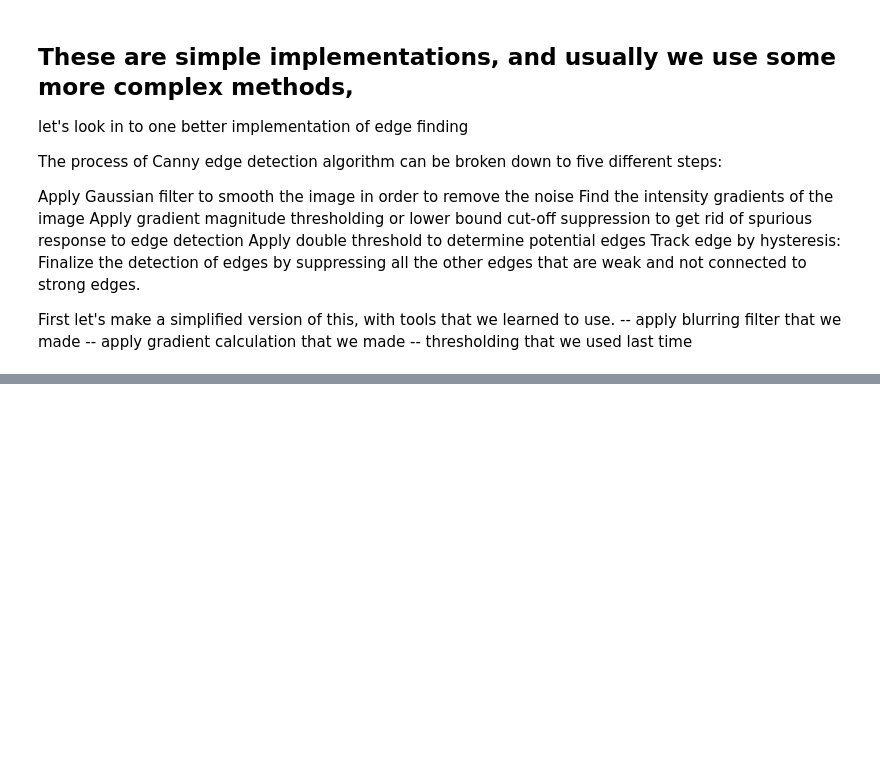
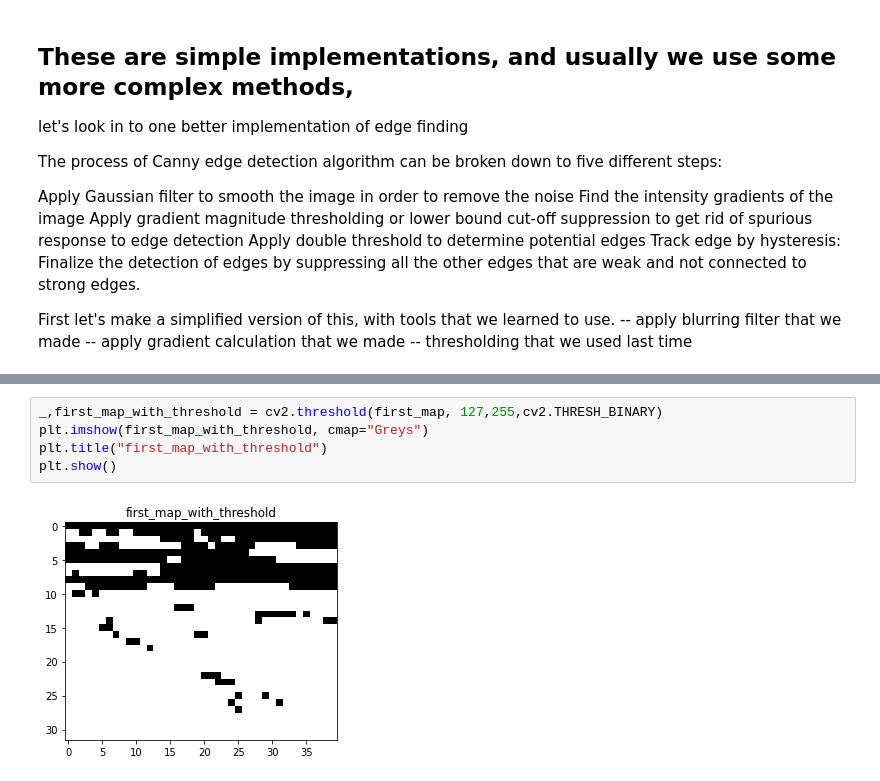
Before and after one commit to Vipezi/omat_projektit, a Jupyter notebook: mc_convo/three_pictures.ipynb, the cells around one changed output, grey strips where cells are left out. Drawn from its saved outputs; the diff is of its cells as text; blank space fills up the shorter version.

```diff
--- a/mc_convo/three_pictures.ipynb
+++ b/mc_convo/three_pictures.ipynb
@@ -170,0 +216,7 @@ First let's make a simplified version of this, with tools that we learned to use
+# %%
+_,first_map_with_threshold = cv2.threshold(first_map, 127,255,cv2.THRESH_BINARY)
+plt.imshow(first_map_with_threshold, cmap="Greys")
+plt.title("first_map_with_threshold")
+plt.show()
+# %% [output]
+[figure, added]
```
Also changed, not shown: parts of 13 cells of this notebook, 20 other files.
